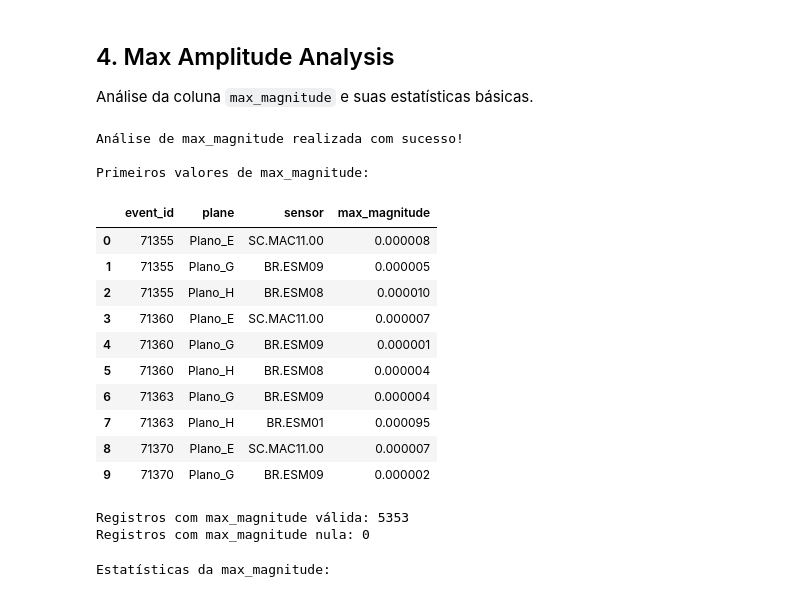
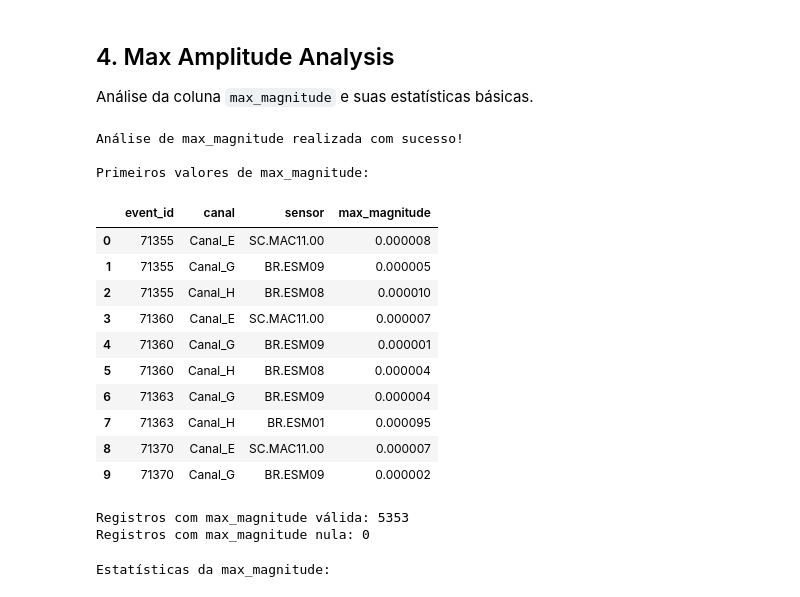
Before and after one commit to pedro-acviana/Sismic-Data-Analysis, a Jupyter notebook: analise_energia_total.ipynb, the cells around one changed output. Saved outputs shown, nothing was run; the diff lists cells and outputs as text; code cells hidden in the pictures.

```diff
--- a/analise_energia_total.ipynb
+++ b/analise_energia_total.ipynb
@@ -147,32 +147,32 @@ Análise da coluna `max_magnitude` e suas estatísticas básicas.
 # %%
 # Análise da coluna max_magnitude
 if 'max_magnitude' in df.columns:
     print("Análise de max_magnitude realizada com sucesso!")
     print(f"\nPrimeiros valores de max_magnitude:")
-    display(df[['event_id', 'plane', 'sensor', 'max_magnitude']].head(10))
+    display(df[['event_id', 'canal', 'sensor', 'max_magnitude']].head(10))
 
     # Verificar valores válidos
     valid_amplitudes = df['max_magnitude'].notna()
     print(f"\nRegistros com max_magnitude válida: {valid_amplitudes.sum()}")
     print(f"Registros com max_magnitude nula: {(~valid_amplitudes).sum()}")
 else:
     print("ERRO: Coluna 'max_magnitude' não encontrada!")
     print("Continuando análise sem esta coluna...")
 # %% [output]
 Análise de max_magnitude realizada com sucesso!
 
 Primeiros valores de max_magnitude:
-|  | event_id | plane | sensor | max_magnitude |
-| 0 | 71355 | Plano_E | SC.MAC11.00 | 0.000008 |
-| 1 | 71355 | Plano_G | BR.ESM09 | 0.000005 |
-| 2 | 71355 | Plano_H | BR.ESM08 | 0.000010 |
-| 3 | 71360 | Plano_E | SC.MAC11.00 | 0.000007 |
-| 4 | 71360 | Plano_G | BR.ESM09 | 0.000001 |
-| 5 | 71360 | Plano_H | BR.ESM08 | 0.000004 |
-| 6 | 71363 | Plano_G | BR.ESM09 | 0.000004 |
-| 7 | 71363 | Plano_H | BR.ESM01 | 0.000095 |
-| 8 | 71370 | Plano_E | SC.MAC11.00 | 0.000007 |
-| 9 | 71370 | Plano_G | BR.ESM09 | 0.000002 |
+|  | event_id | canal | sensor | max_magnitude |
+| 0 | 71355 | Canal_E | SC.MAC11.00 | 0.000008 |
+| 1 | 71355 | Canal_G | BR.ESM09 | 0.000005 |
+| 2 | 71355 | Canal_H | BR.ESM08 | 0.000010 |
+| 3 | 71360 | Canal_E | SC.MAC11.00 | 0.000007 |
+| 4 | 71360 | Canal_G | BR.ESM09 | 0.000001 |
+| 5 | 71360 | Canal_H | BR.ESM08 | 0.000004 |
+| 6 | 71363 | Canal_G | BR.ESM09 | 0.000004 |
+| 7 | 71363 | Canal_H | BR.ESM01 | 0.000095 |
+| 8 | 71370 | Canal_E | SC.MAC11.00 | 0.000007 |
+| 9 | 71370 | Canal_G | BR.ESM09 | 0.000002 |
 Registros com max_magnitude válida: 5353
 Registros com max_magnitude nula: 0
 # %%
```
Also changed, not shown: parts of 16 cells of this notebook, 1 other file.
